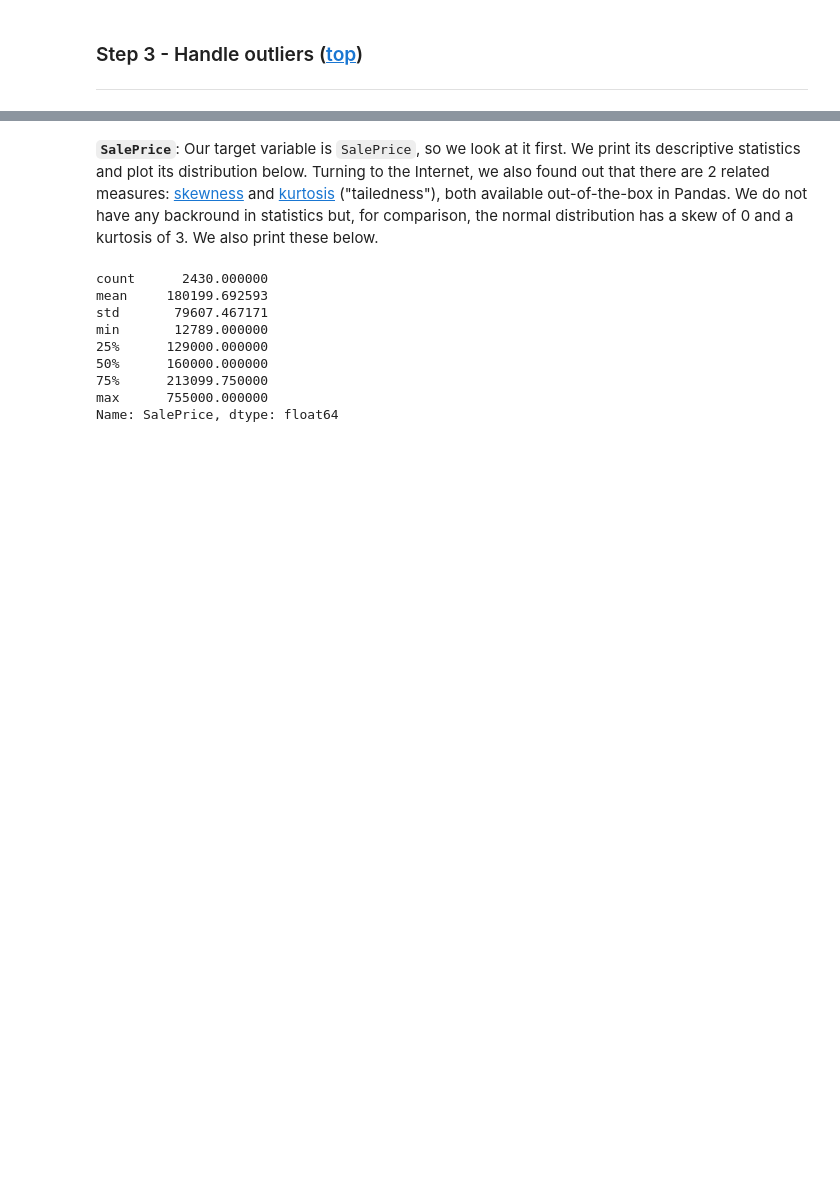
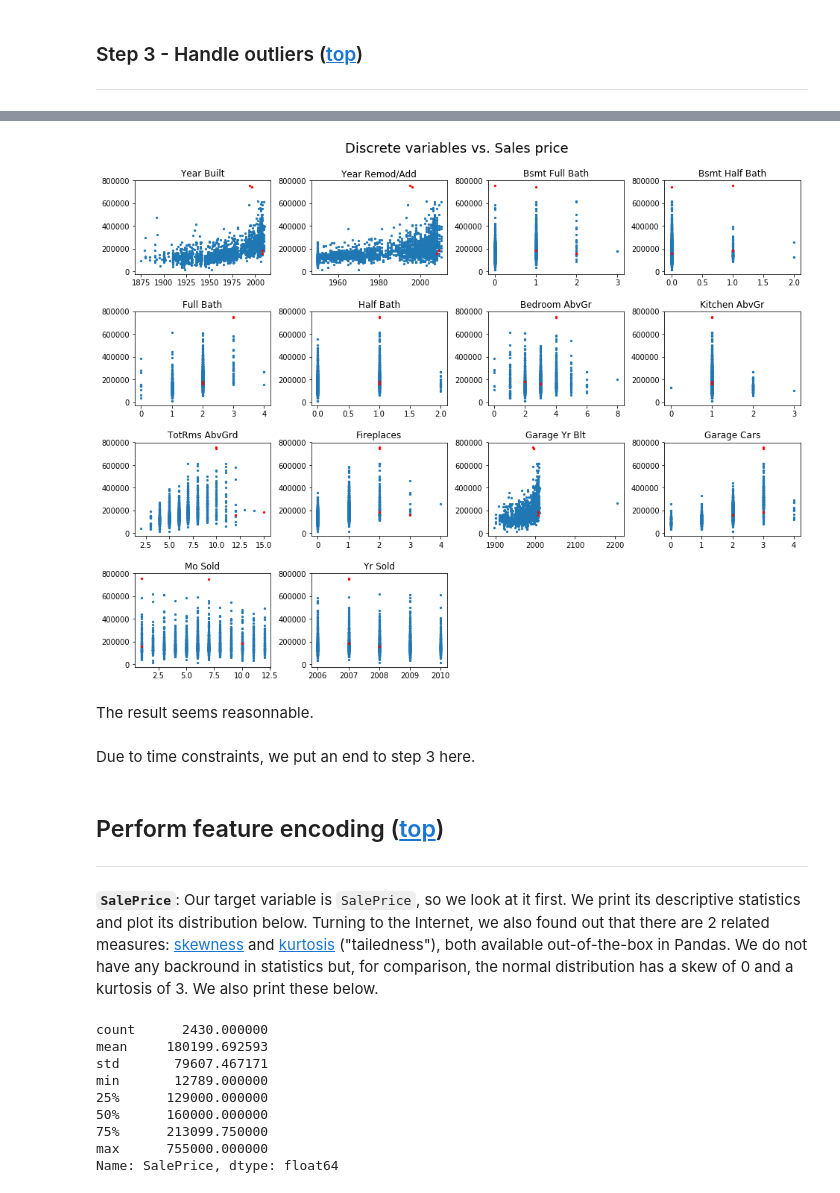
Before and after one commit to jeanrichard/epflx-adsml19-course3-project, a Jupyter notebook: house-prices/house-prices-solution-WIP.ipynb, the cells around one changed output, grey strips where cells are left out. Drawn from its saved outputs; the diff is of its cells as text; code cells hidden in the pictures; blank space fills up the shorter version.

```diff
--- a/house-prices/house-prices-solution-WIP.ipynb
+++ b/house-prices/house-prices-solution-WIP.ipynb
@@ -880,0 +800,6 @@ Laundry list:
+# %%
+plot_against_sales_price(disc, is_outlier, 'Discrete variables vs. Sales price')
+# %% [output]
+[figure, added]
+# %% [markdown]
+The result seems reasonnable.
@@ -880,0 +809,5 @@ Laundry list:
+# %% [markdown]
+Due to time constraints, we put an end to step 3 here.
+# %% [markdown]
+## Perform feature encoding<a name="stage-2"></a> ([top](#top))
+---
```
Also changed, not shown: parts of 89 cells of this notebook, 3 other files.
